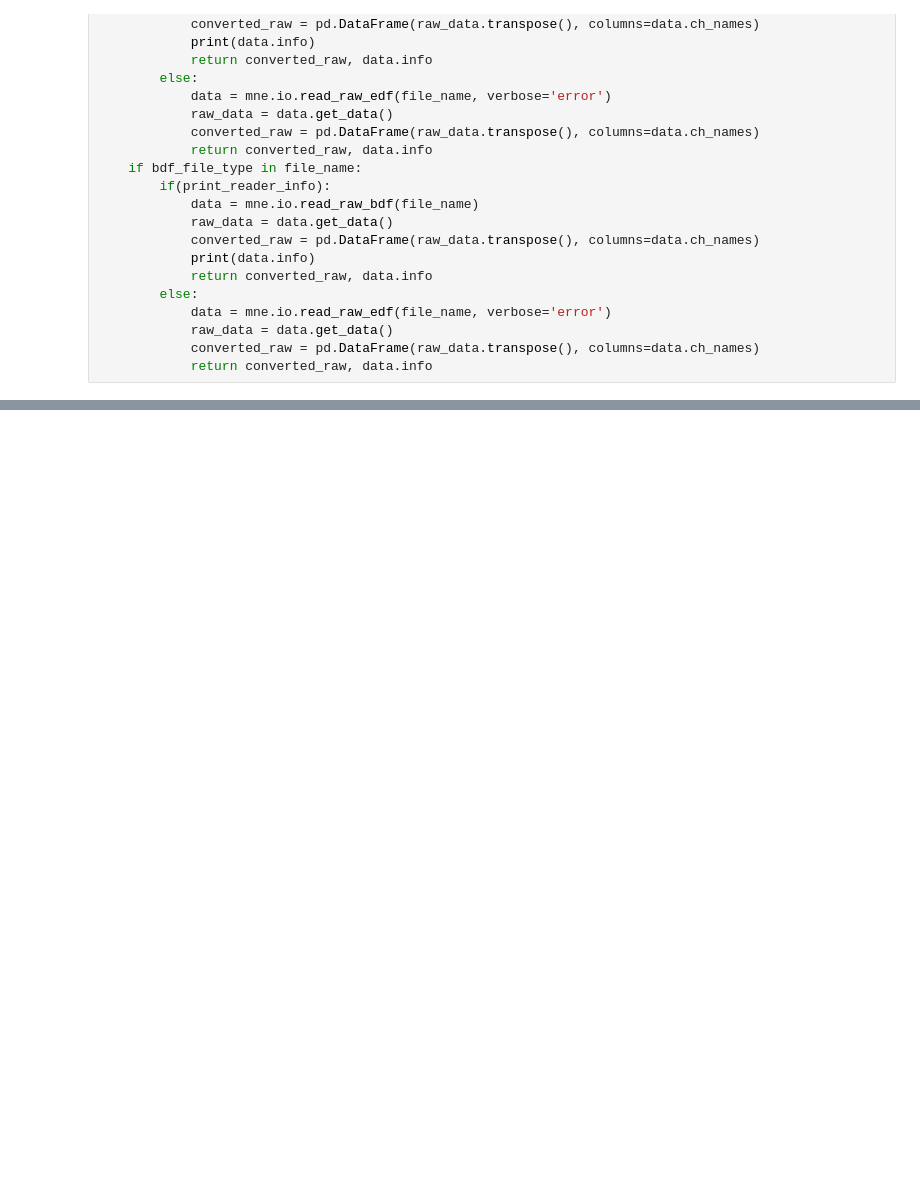
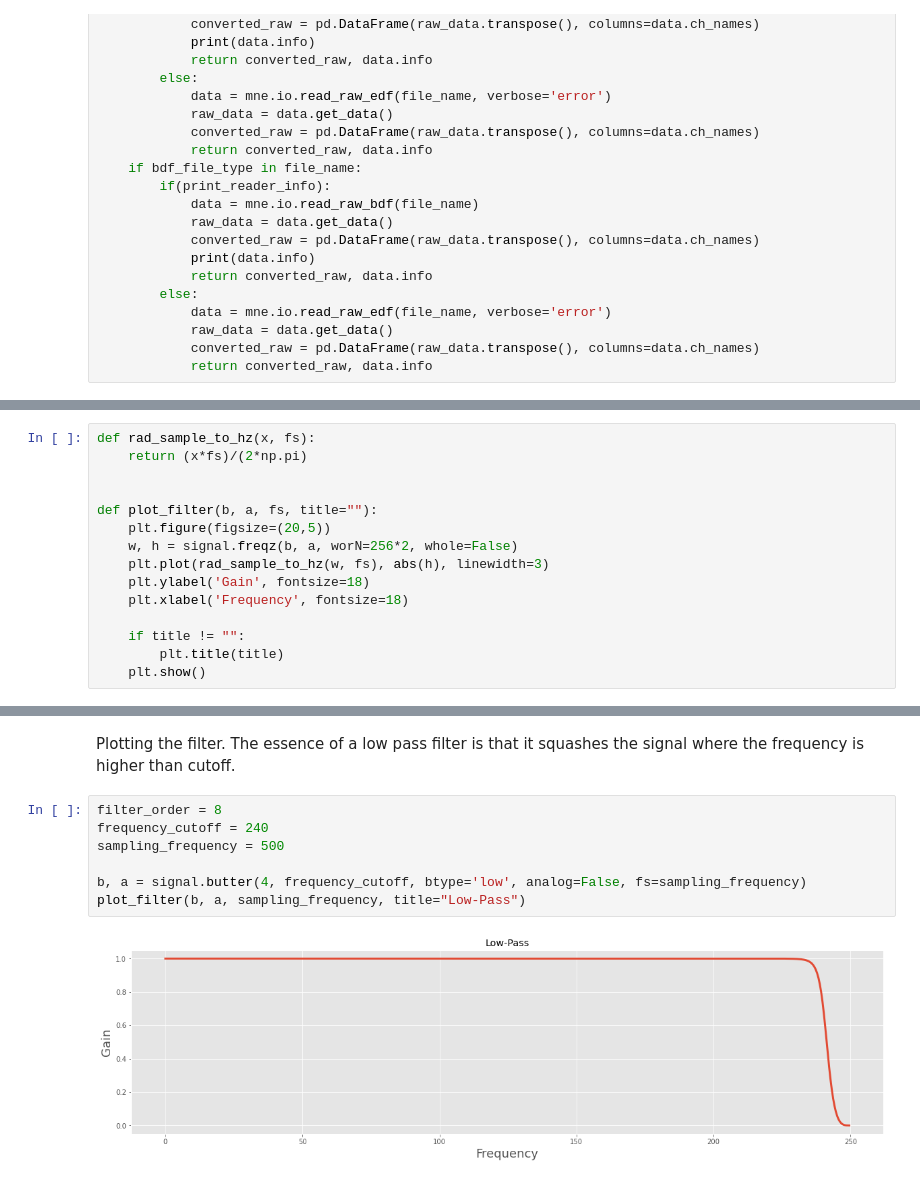
Before and after one commit to nikl1425/DeepLearning_Master, a Jupyter notebook: Master_Thesis_Project/Data_Analysis/Dataset-Køge.ipynb, the cells around one changed output, grey strips where cells are left out. Drawn from its saved outputs; the diff is of its cells as text; blank space fills up the shorter version.

```diff
--- a/Master_Thesis_Project/Data_Analysis/Dataset-Køge.ipynb
+++ b/Master_Thesis_Project/Data_Analysis/Dataset-Køge.ipynb
@@ -155,0 +297,15 @@ eeg_df, info = ReadEdfFile("")
+# %%
+def rad_sample_to_hz(x, fs):
+    return (x*fs)/(2*np.pi)
+
+
+def plot_filter(b, a, fs, title=""):
+    plt.figure(figsize=(20,5))
+    w, h = signal.freqz(b, a, worN=256*2, whole=False)
+    plt.plot(rad_sample_to_hz(w, fs), abs(h), linewidth=3)
+    plt.ylabel('Gain', fontsize=18)
+    plt.xlabel('Frequency', fontsize=18)
+
+    if title != "":
+        plt.title(title)
+    plt.show()
@@ -155,0 +321,11 @@ eeg_df, info = ReadEdfFile("")
+# %% [markdown]
+Plotting the filter. The essence of a low pass filter is that it squashes the signal where the frequency is higher than cutoff.
+# %%
+filter_order = 8
+frequency_cutoff = 240
+sampling_frequency = 500
+
+b, a = signal.butter(4, frequency_cutoff, btype='low', analog=False, fs=sampling_frequency)
+plot_filter(b, a, sampling_frequency, title="Low-Pass")
+# %% [output]
+[figure, added]
```
Also changed, not shown: parts of 96 cells of this notebook.
